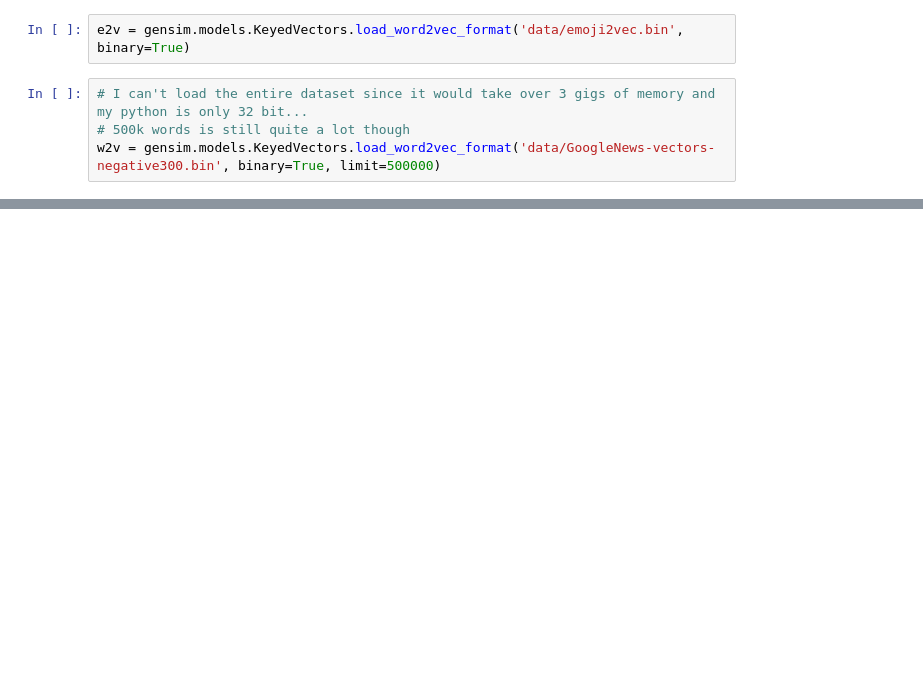
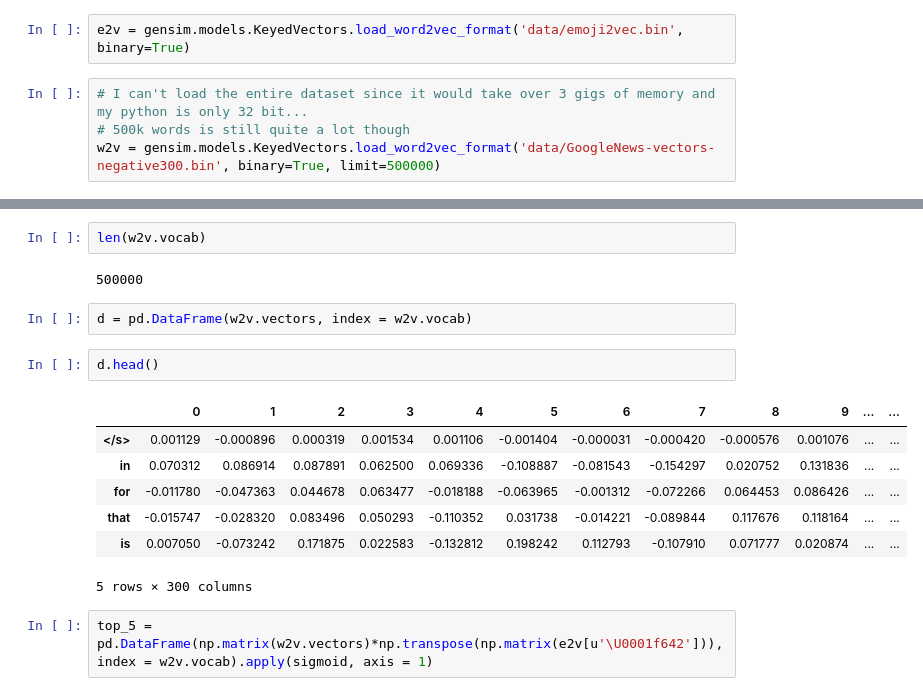
Before and after one commit to hougrammer/emoji_project, a Jupyter notebook: emoji2vec_eda.ipynb, the cells around one changed output, grey strips where cells are left out. Drawn from its saved outputs; the diff is of its cells as text; blank space fills up the shorter version.

```diff
--- a/emoji2vec_eda.ipynb
+++ b/emoji2vec_eda.ipynb
@@ -67,0 +89,18 @@ utils.cosine_similarity(w2v['hello'], e2v[u'\U0001f604'])
+# %%
+len(w2v.vocab)
+# %% [output]
+500000
+# %%
+d = pd.DataFrame(w2v.vectors, index = w2v.vocab)
+# %%
+d.head()
+# %% [output]
+|  | 0 | 1 | 2 | 3 | 4 | 5 | 6 | 7 | 8 | 9 | ... | ... |
+| </s> | 0.001129 | -0.000896 | 0.000319 | 0.001534 | 0.001106 | -0.001404 | -0.000031 | -0.000420 | -0.000576 | 0.001076 | ... | ... |
+| in | 0.070312 | 0.086914 | 0.087891 | 0.062500 | 0.069336 | -0.108887 | -0.081543 | -0.154297 | 0.020752 | 0.131836 | ... | ... |
+| for | -0.011780 | -0.047363 | 0.044678 | 0.063477 | -0.018188 | -0.063965 | -0.001312 | -0.072266 | 0.064453 | 0.086426 | ... | ... |
+| that | -0.015747 | -0.028320 | 0.083496 | 0.050293 | -0.110352 | 0.031738 | -0.014221 | -0.089844 | 0.117676 | 0.118164 | ... | ... |
+| is | 0.007050 | -0.073242 | 0.171875 | 0.022583 | -0.132812 | 0.198242 | 0.112793 | -0.107910 | 0.071777 | 0.020874 | ... | ... |
+5 rows × 300 columns
+# %%
+top_5 = pd.DataFrame(np.matrix(w2v.vectors)*np.transpose(np.matrix(e2v[u'\U0001f642'])),index = w2v.vocab).apply(sigmoid, axis = 1)
```
Also changed, not shown: parts of 12 cells of this notebook, 2 other files.
